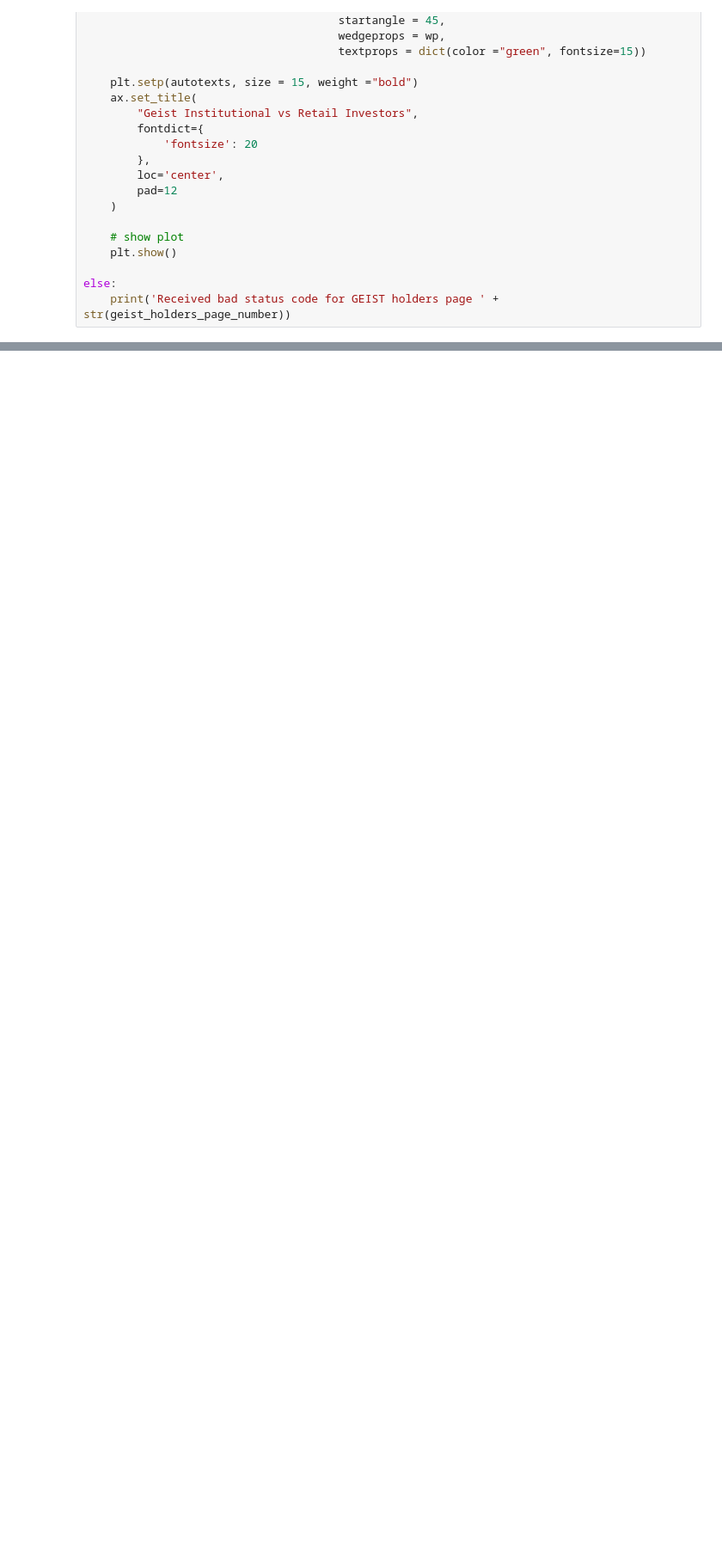
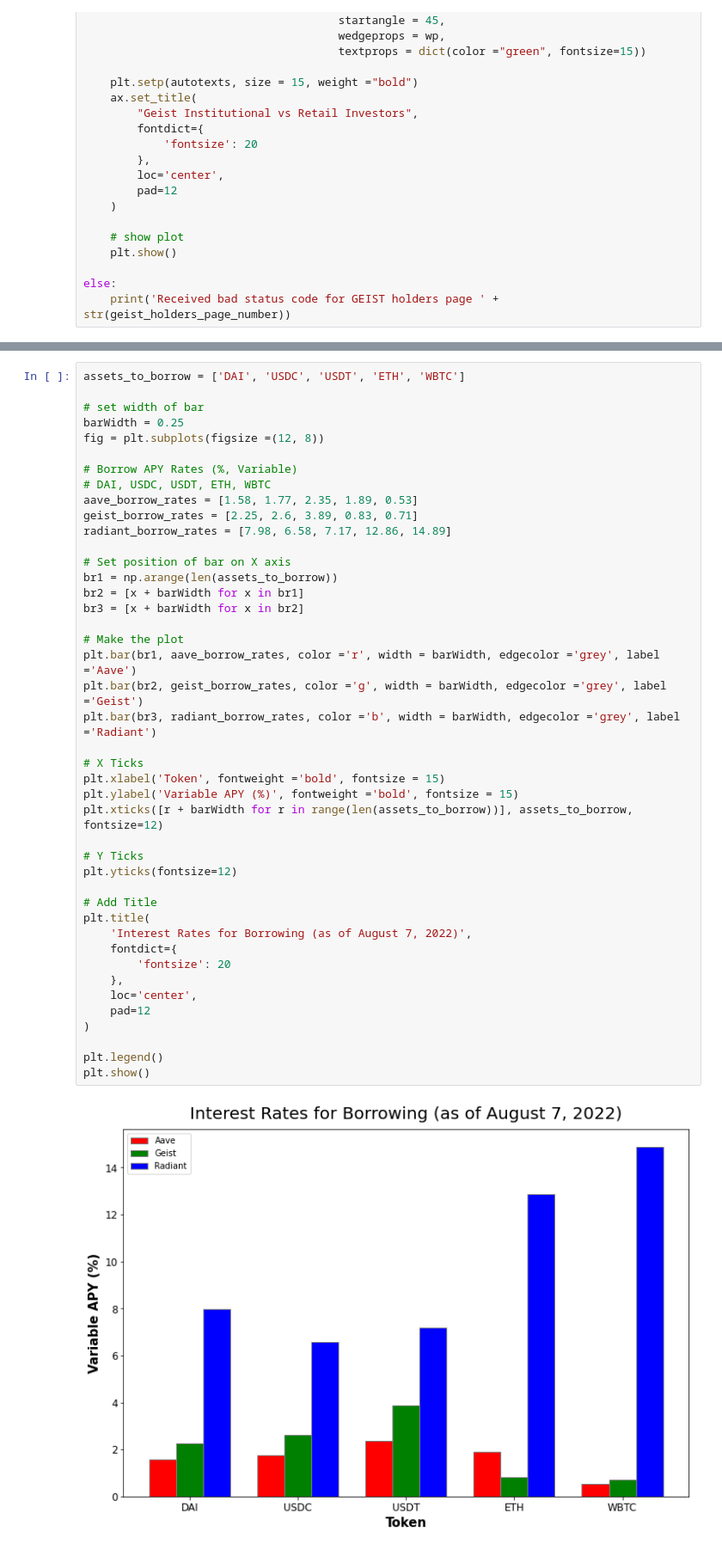
Before and after one commit to tmccurbin/defi-data-analysis, a Jupyter notebook: defi-data-analysis.ipynb, the cells around one changed output, grey strips where cells are left out. Shown at 86% size. Saved outputs shown, nothing was run; the diff lists cells and outputs as text; blank space fills up the shorter version.

Commit message:
Plot borrow and lend rates

```diff
--- a/defi-data-analysis.ipynb
+++ b/defi-data-analysis.ipynb
@@ -450,0 +430,45 @@ else:
+# %%
+assets_to_borrow = ['DAI', 'USDC', 'USDT', 'ETH', 'WBTC']
+
+# set width of bar
+barWidth = 0.25
+fig = plt.subplots(figsize =(12, 8))
+
+# Borrow APY Rates (%, Variable)
+# DAI, USDC, USDT, ETH, WBTC
+aave_borrow_rates = [1.58, 1.77, 2.35, 1.89, 0.53]
+geist_borrow_rates = [2.25, 2.6, 3.89, 0.83, 0.71]
+radiant_borrow_rates = [7.98, 6.58, 7.17, 12.86, 14.89]
+
+# Set position of bar on X axis
+br1 = np.arange(len(assets_to_borrow))
+br2 = [x + barWidth for x in br1]
+br3 = [x + barWidth for x in br2]
+
+# Make the plot
+plt.bar(br1, aave_borrow_rates, color ='r', width = barWidth, edgecolor ='grey', label ='Aave')
+plt.bar(br2, geist_borrow_rates, color ='g', width = barWidth, edgecolor ='grey', label ='Geist')
+plt.bar(br3, radiant_borrow_rates, color ='b', width = barWidth, edgecolor ='grey', label ='Radiant')
+
+# X Ticks
+plt.xlabel('Token', fontweight ='bold', fontsize = 15)
+plt.ylabel('Variable APY (%)', fontweight ='bold', fontsize = 15)
+plt.xticks([r + barWidth for r in range(len(assets_to_borrow))], assets_to_borrow, fontsize=12)
+
+# Y Ticks
+plt.yticks(fontsize=12)
+
+# Add Title
+plt.title(
+    'Interest Rates for Borrowing (as of August 7, 2022)',
+    fontdict={
+        'fontsize': 20
+    },
+    loc='center',
+    pad=12
+)
+
+plt.legend()
+plt.show()
+# %% [output]
+[figure, added]
```
Also changed, not shown: parts of 6 cells of this notebook.
